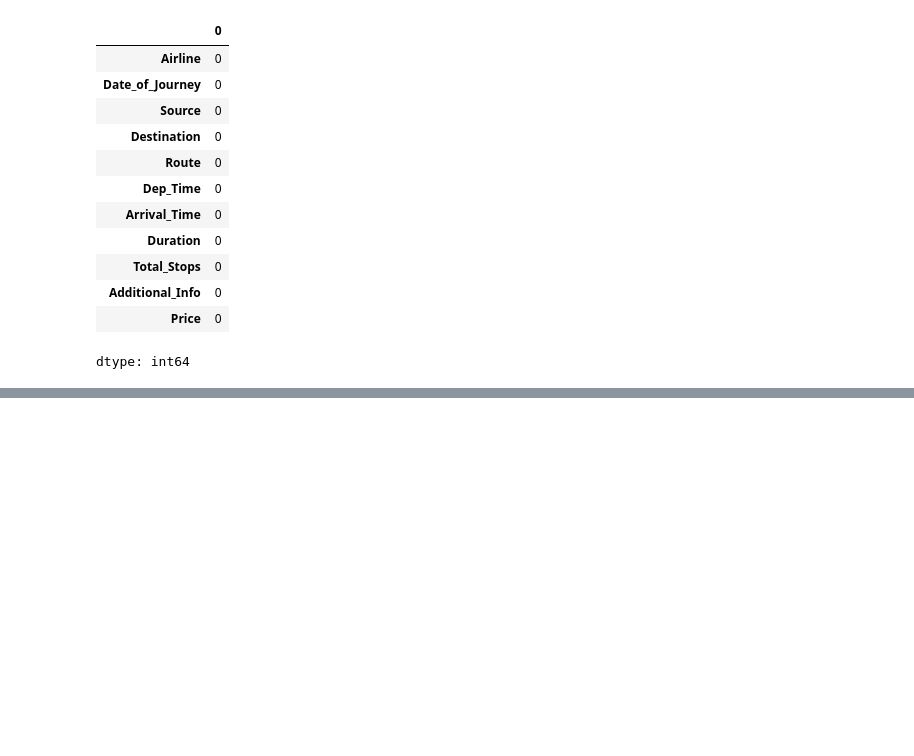
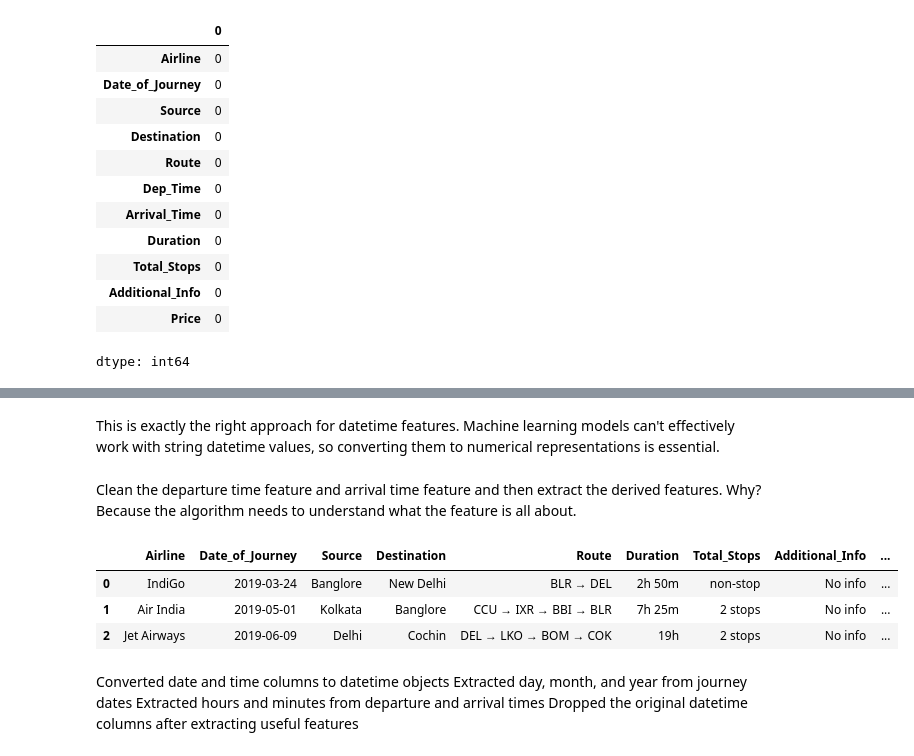
Before and after one commit to amantha6/flight-fare-detection, a Jupyter notebook: flight_prediction.ipynb, the cells around one changed output, grey strips where cells are left out. Cells and saved outputs as stored; diff of their text form; code cells hidden in the pictures; blank space fills up the shorter version.

```diff
--- a/flight_prediction.ipynb
+++ b/flight_prediction.ipynb
@@ -86,0 +148,27 @@ dtype: int64
+# %% [markdown]
+This is exactly the right approach for datetime features. Machine learning models can't effectively work with string datetime values, so converting them to numerical representations is essential.
+# %% [markdown]
+Clean the departure time feature and arrival time feature and then extract the derived features.
+Why? Because the algorithm needs to understand what the feature is all about.
+# %%
+def extract_hour_min(df , col):
+    df[col+"_hour"] = df[col].dt.hour
+    df[col+"_minute"] = df[col].dt.minute
+    return df.head(3)
+extract_hour_min(data , "Dep_Time")
+extract_hour_min(data , "Arrival_Time")
+## we have extracted derived attributes from ['Arrival_Time' , "Dep_Time"] , so lets drop both these features ..
+cols_to_drop = ['Arrival_Time' , "Dep_Time"]
+
+data.drop(cols_to_drop , axis=1 , inplace=True )
+data.head(3)
+# %% [output]
+|  | Airline | Date_of_Journey | Source | Destination | Route | Duration | Total_Stops | Additional_Info | ... |
+| 0 | IndiGo | 2019-03-24 | Banglore | New Delhi | BLR → DEL | 2h 50m | non-stop | No info | ... |
+| 1 | Air India | 2019-05-01 | Kolkata | Banglore | CCU → IXR → BBI → BLR | 7h 25m | 2 stops | No info | ... |
+| 2 | Jet Airways | 2019-06-09 | Delhi | Cochin | DEL → LKO → BOM → COK | 19h | 2 stops | No info | ... |
+# %% [markdown]
+Converted date and time columns to datetime objects
+Extracted day, month, and year from journey dates
+Extracted hours and minutes from departure and arrival times
+Dropped the original datetime columns after extracting useful features
```
Also changed, not shown: parts of 7 cells of this notebook.
